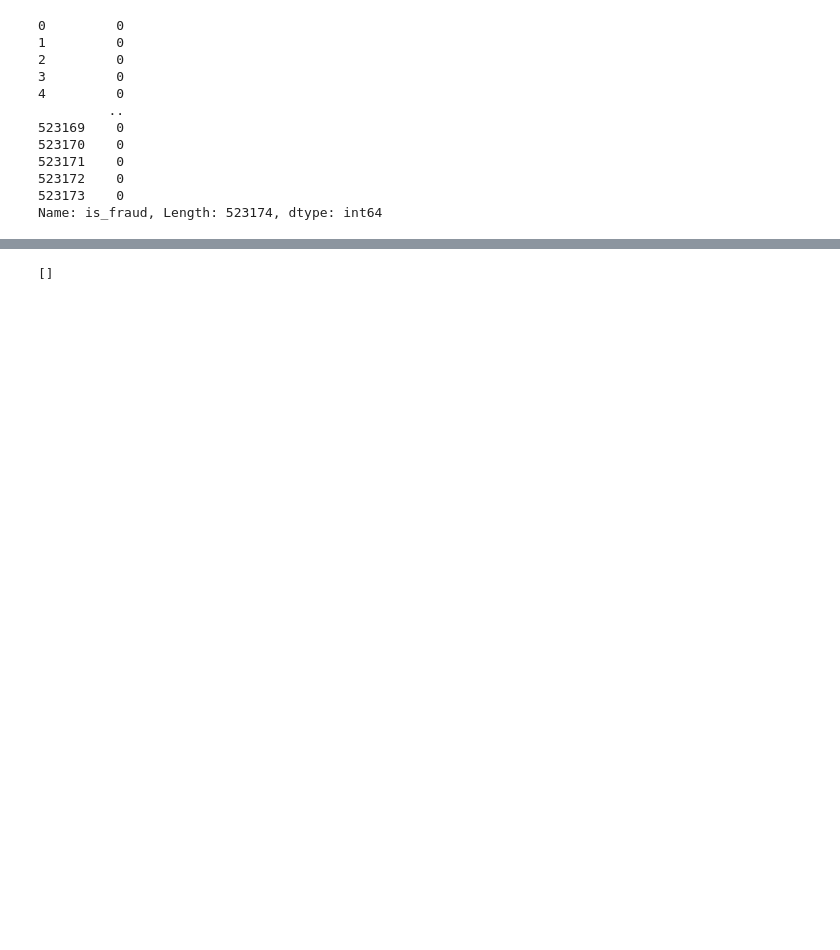
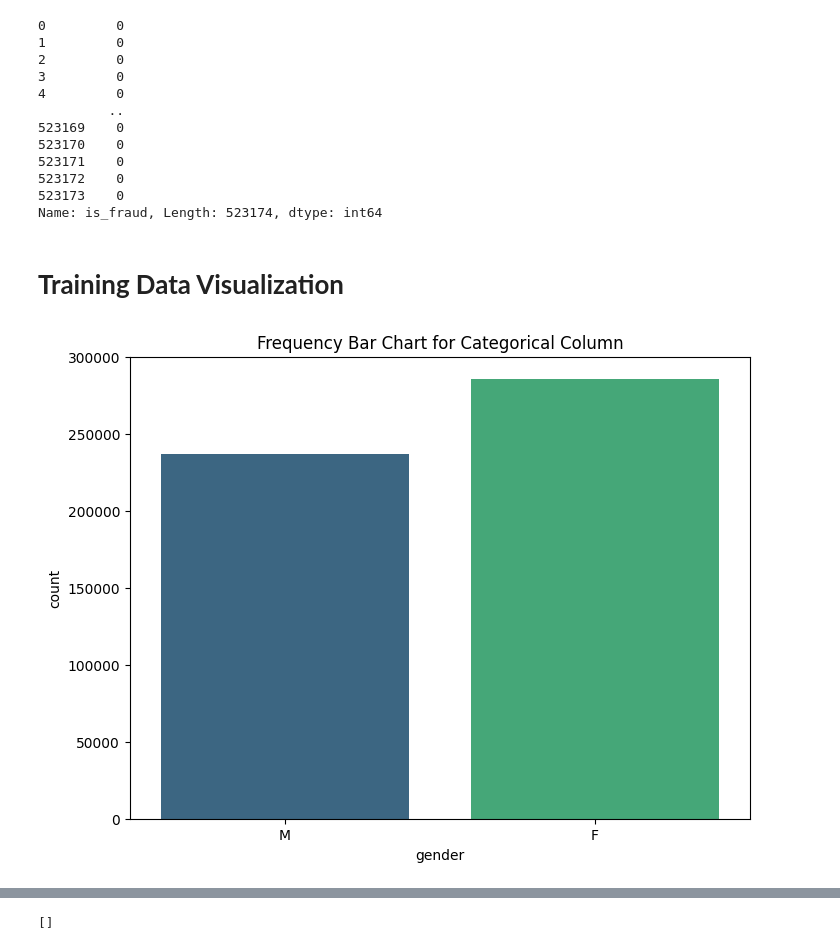
Before and after one commit to jgyfutub/Logical-Rhythm2023, a Jupyter notebook: notebook4ac61d9bb8.ipynb, the cells around one changed output, grey strips where cells are left out. Drawn from its saved outputs; the diff is of its cells as text; code cells hidden in the pictures; blank space fills up the shorter version.

Commit message:
Kaggle Notebook | notebook4ac61d9bb8 | Version 11

```diff
--- a/notebook4ac61d9bb8.ipynb
+++ b/notebook4ac61d9bb8.ipynb
@@ -113,0 +112,10 @@ grid_search = GridSearchCV(catboost, param_grid, cv=5, n_jobs=-1)
+# %% [markdown]
+# ****Training Data Visualization****
+# %%
+visual_data=pd.read_csv('/kaggle/input/anyas-gojo-revival-bondman/trainData.csv')
+plt.figure(figsize=(8, 6))
+sns.countplot(x='gender', data=visual_data, palette='viridis')
+plt.title('Frequency Bar Chart for Categorical Column')
+plt.show()
+# %% [output]
+[figure, added]
```
Also changed, not shown: parts of 22 cells of this notebook.
